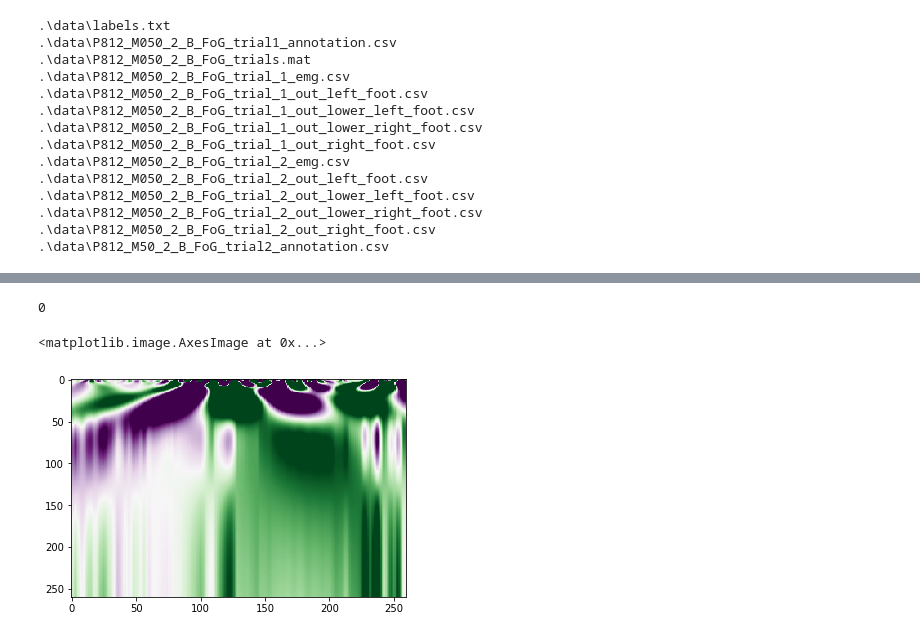
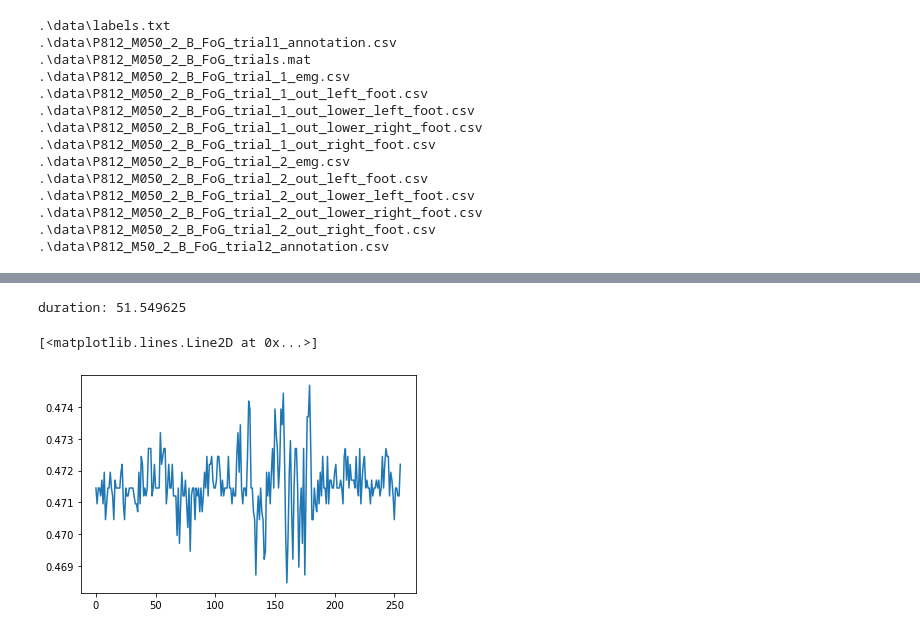
Before and after one commit to wuwenbo718/Master-Thesis, a Jupyter notebook: cnn_classifier.ipynb, the cells around one changed output, grey strips where cells are left out. Cells and saved outputs as stored; diff of their text form; code cells hidden in the pictures.

```diff
--- a/cnn_classifier.ipynb
+++ b/cnn_classifier.ipynb
@@ -28,6 +30,3 @@ for dirname, _, filenames in os.walk('.\data'):
 emg_data = pd.read_csv('.\data\P812_M050_2_B_FoG_trial_1_emg.csv')
 t1olf = pd.read_csv('.\data\P812_M050_2_B_FoG_trial_1_out_left_foot.csv')
 emg_data2 = pd.read_csv('.\data\P812_M050_2_B_FoG_trial_2_emg.csv')
-# %%
-emg_data = emg_data.fillna(method='ffill')
-emg_data.isna().sum()
@@ -46,0 +33,8 @@ dtype: int64
+# %%
+emg_data = emg_data.fillna({'LEFT_BF':emg_data.LEFT_BF.mean(),
+                           'LEFT_RF':emg_data.LEFT_RF.mean(),
+                           'RIGHT_TA':emg_data.RIGHT_TA.mean(),
+                           'RIGHT_TS':emg_data.RIGHT_TS.mean(),
+                           'RIGHT_BF':emg_data.RIGHT_BF.mean(),
+                           'RIGHT_RF':emg_data.RIGHT_RF.mean()})
+emg_data.isna().sum()
@@ -69 +85,8 @@ def generate_CWT_feature(data,widths=260,wavelet = signal.ricker):
     return cwtmatr
+# %%
+width = 256
+stride = 32
+widths_scale = 32
+x,y = generate_window_slide_data(emg_data,width,stride)
+# %%
+x = (x-x.min())/(x.max()-x.min())
@@ -70 +118,9 @@ def generate_CWT_feature(data,widths=260,wavelet = signal.ricker):
+# %%
+start = time.time()
+cwtmatr = generate_CWT_feature(x,widths_scale,'mexh')
+end = time.time()
+duration = end-start
+print('duration: %f'%(duration))
+# %% [output]
+duration: 51.549625
 # %%
@@ -81,4 +133,0 @@ x,y = generate_window_slide_data(emg_data,width,stride)
-# %%
-(np.isnan(cwtmatr)).sum()
-# %% [output]
-0
@@ -95,7 +134,5 @@ with h5py.File(file,'w') as f:
-# %%
-plt.imshow(cwtmatr_train_full[1000,:,:,0], cmap='PRGn', aspect='auto',
-           vmax=abs(cwtmatr_train_full[0,:,:,0]).max(),
-           vmin=-abs(cwtmatr_train_full[0,:,:,0]).max())
-# %% [output]
-<matplotlib.image.AxesImage at 0x...>
-[figure, removed]
+# %%
+plt.plot(x[1,:,1])
+# %% [output]
+[<matplotlib.lines.Line2D at 0x...>]
+[figure, added]
```
Also changed, not shown: parts of 24 cells of this notebook, 4 other files.
